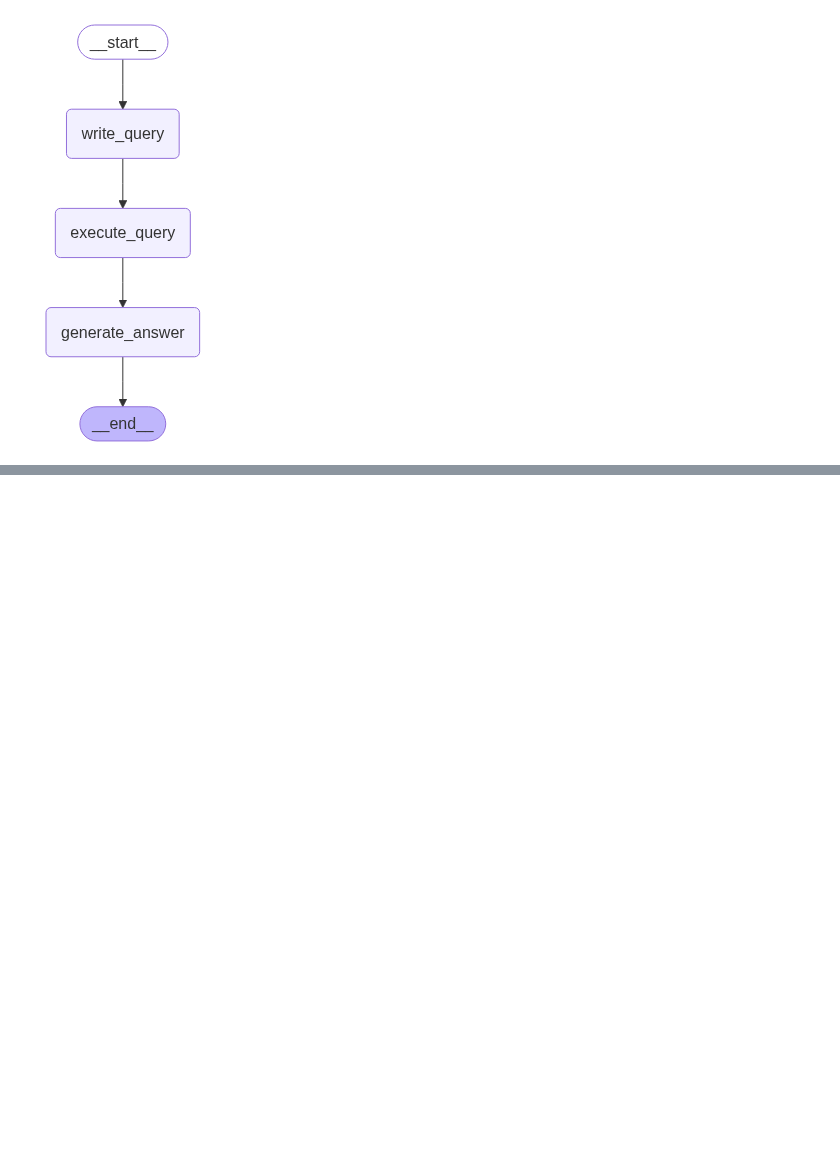
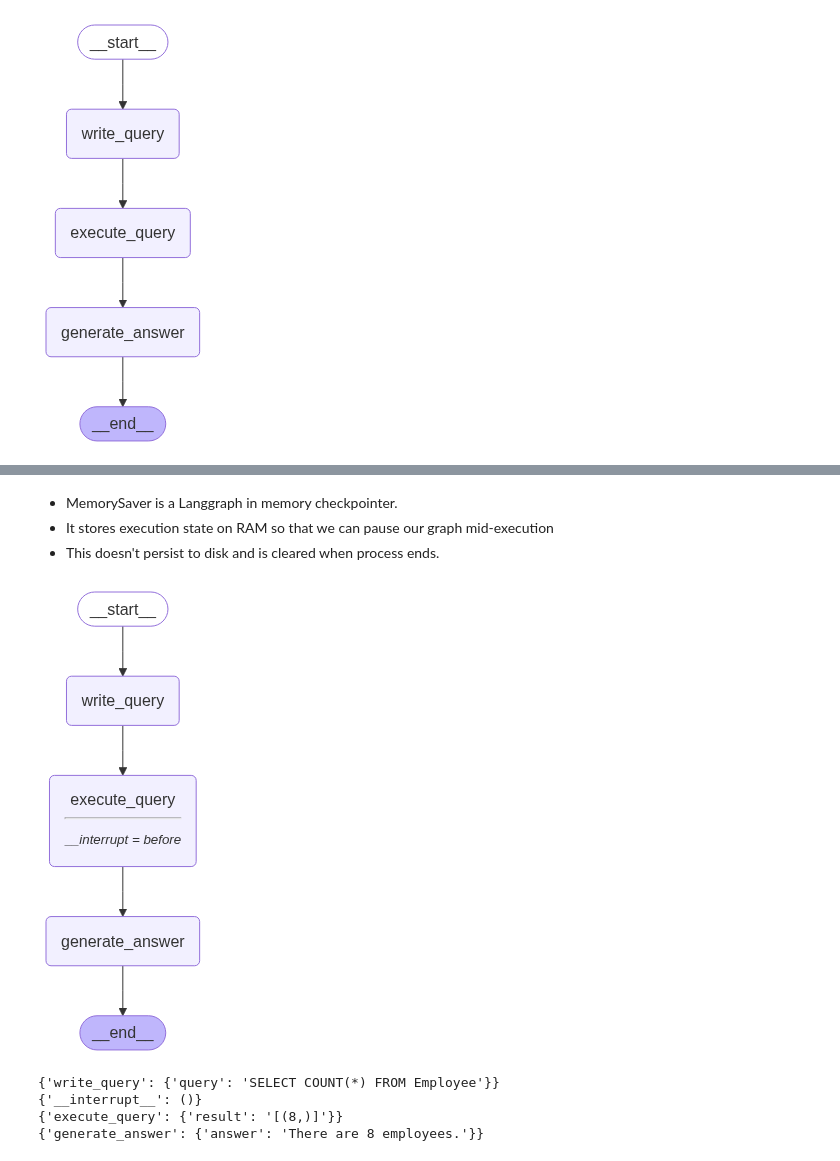
Before and after one commit to Mansi-Dwivedi-04/GenAI, a Jupyter notebook: sql-generator-using-llm.ipynb, the cells around one changed output, grey strips where cells are left out. Drawn from its saved outputs; the diff is of its cells as text; code cells hidden in the pictures; blank space fills up the shorter version.

Commit message:
Kaggle Notebook | SQL_generator_using_LLM | Version 3

```diff
--- a/sql-generator-using-llm.ipynb
+++ b/sql-generator-using-llm.ipynb
@@ -150,7 +137,7 @@ from langchain_community.tools.sql_database.tool import QuerySQLDatabaseTool
 def execute_query(state: State):
     """Execute SQL query."""
     execute_query_tool = QuerySQLDatabaseTool(db=db)
-    return {"query_result":execute_query_tool.invoke(state["query"])}
+    return {"result": execute_query_tool.invoke(state["query"])}
 # %%
 execute_query({"query":'SELECT COUNT(*) FROM Employee'})
 # %% [output]
@@ -160,12 +145,12 @@ execute_query({"query":'SELECT COUNT(*) FROM Employee'})
 # %%
-def generate_answer(state:State):
-    """Generates result based on the query and query_output"""
+def generate_answer(state: State):
+    """Answer question using retrieved information."""
     prompt = (
-        "Given the following user question, corresponding to a SQL query, "
-        "and SQL query result, answer the user question based on SQL query and SQL query result.\n\n"
-        f"Question:{state['question']}\n\n"
-        f"Query:{state['query']}\n"
-        f"SQL query result:{state['query_result']}"
+        "Given the following question, corresponding SQL query,"
+        "and SQL result, answer the  question.\n\n"
+        f"Question:{state['question']}"
+        f"SQL Query: {state['query']}"
+        f"SQL result: {state['result']}"
     )
-    answer=llm.invoke(prompt)
-    return {"answer":answer.content}
+    response = llm.invoke(prompt)
+    return {"answer":response.content}
@@ -174,7 +157,9 @@ def generate_answer(state:State):
 # %%
-from langgraph.graph import START,StateGraph
+from langgraph.graph import START, StateGraph
 
-graph_builder = StateGraph(State).add_sequence([write_query,execute_query,generate_answer])
+graph_builder = StateGraph(State).add_sequence(
+    [write_query,execute_query,generate_answer]
+)
 graph_builder.add_edge(START,"write_query")
 graph = graph_builder.compile()
 # %%
@@ -193,0 +183,37 @@ for step in graph.stream(
+# %%
+from langgraph.checkpoint.memory import MemorySaver
+memory = MemorySaver()
+graph = graph_builder.compile(checkpointer=memory,interrupt_before=['execute_query'])
+
+# We need a thread ID to continue even after the review.
+config = {"configurable":{"thread_id":"1"}}
+# %% [markdown]
+* MemorySaver is a Langgraph in memory checkpointer.
+* It stores execution state on RAM so that we can pause our graph mid-execution
+* This doesn't persist to disk and is cleared when process ends.
+# %%
+display(Image(graph.get_graph().draw_mermaid_png()))
+# %% [output]
+[figure, added]
+# %%
+for step in graph.stream(
+    {"question":"How many employees are there?"},
+    config,
+    stream_mode="updates",
+):
+    print(step)
+
+try:
+    user_approval = "Y" # input("DO you wish to execute the query?(Y/N)")
+except Exception:
+    user_approval = 'N'
+if user_approval == 'Y':
+    for step in graph.stream(None,config,stream_mode = 'updates'):
+        print(step)
+else:
+    print("Operation cancelled by user")
+# %% [output]
+{'write_query': {'query': 'SELECT COUNT(*) FROM Employee'}}
+{'__interrupt__': ()}
+{'execute_query': {'result': '[(8,)]'}}
+{'generate_answer': {'answer': 'There are 8 employees.'}}
```
Also changed, not shown: parts of 32 cells of this notebook.
